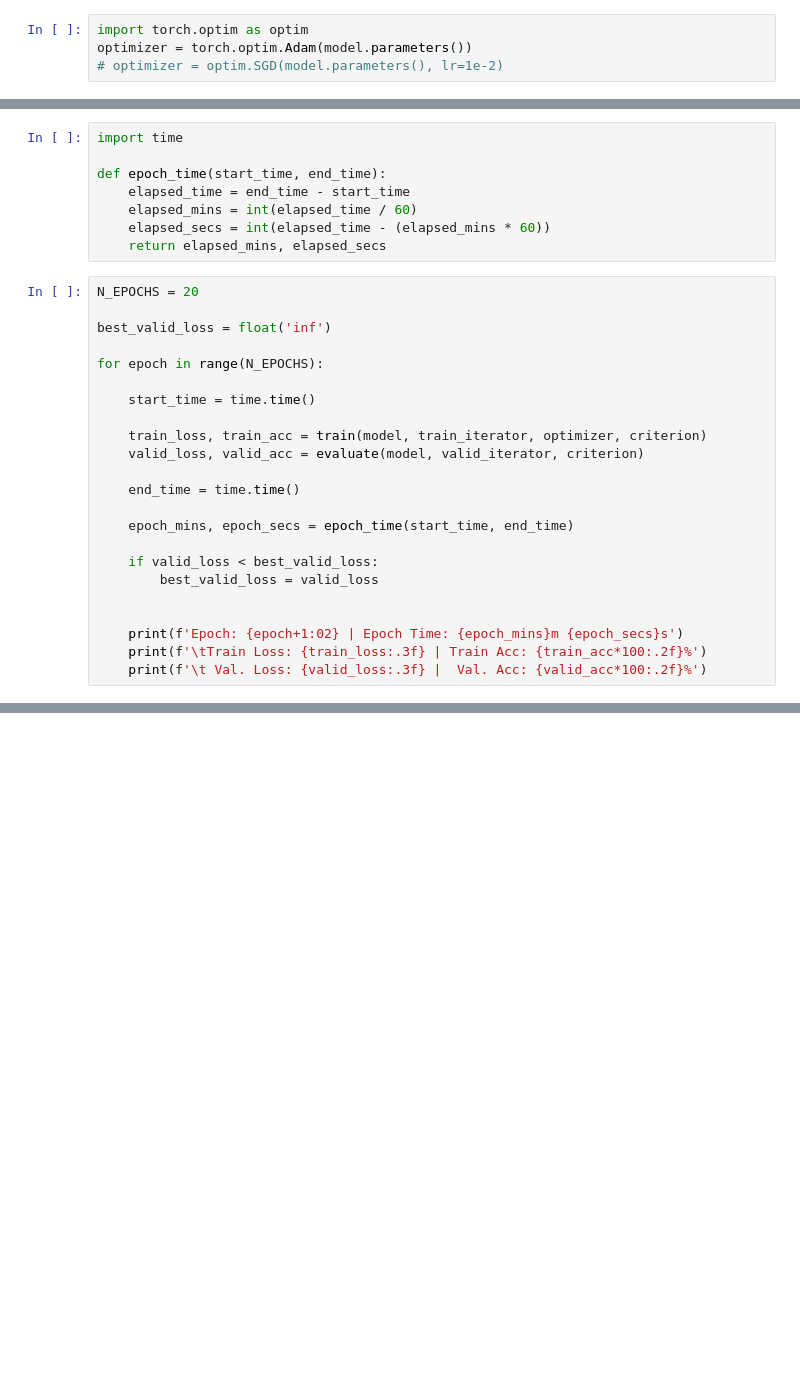
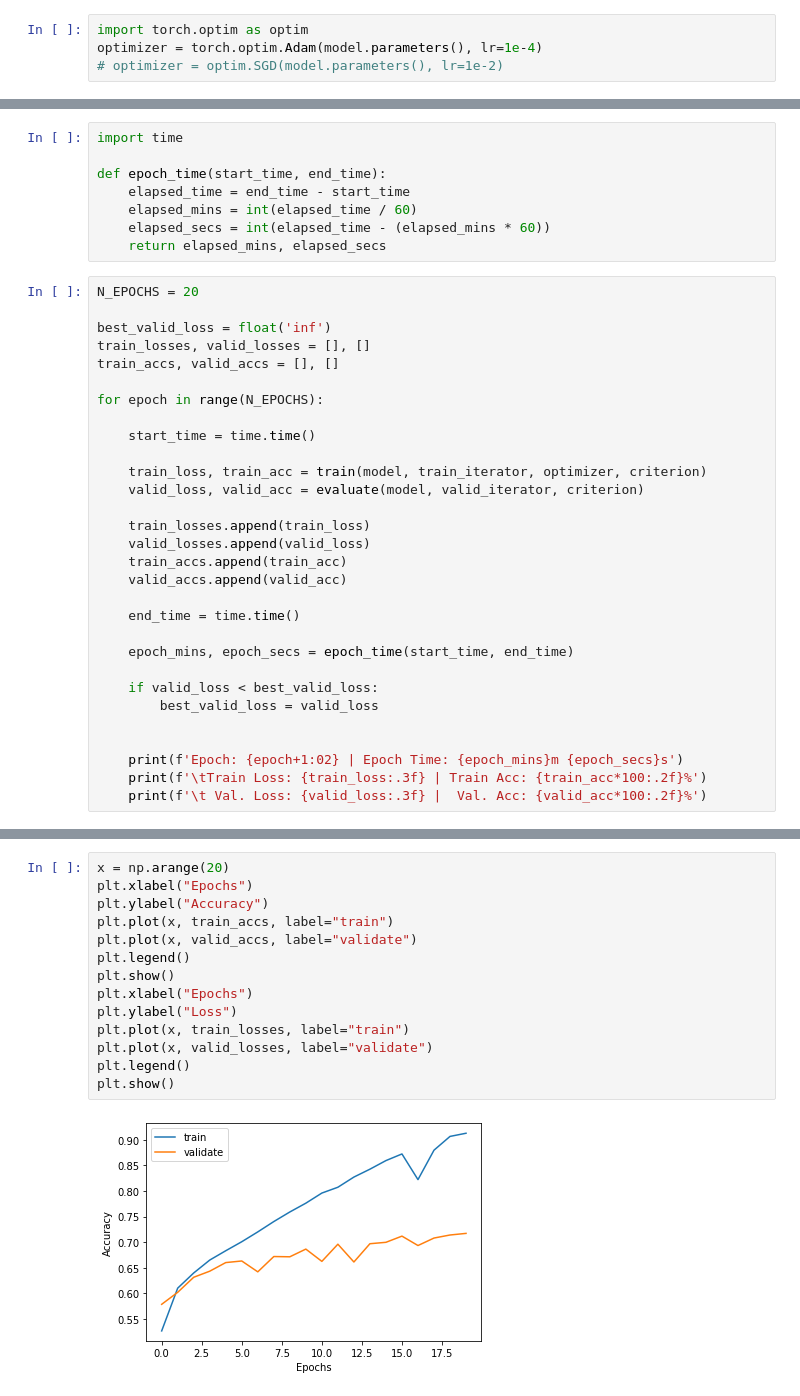
Before and after one commit to Hart-Z/PDS_Project, a Jupyter notebook: LSTM_Model.ipynb, the cells around one changed output, grey strips where cells are left out. Saved outputs shown, nothing was run; the diff lists cells and outputs as text; blank space fills up the shorter version.

```diff
--- a/LSTM_Model.ipynb
+++ b/LSTM_Model.ipynb
@@ -109,6 +142,6 @@ The model has 3,912,709 trainable parameters
 # %%
 import torch.optim as optim
-optimizer = torch.optim.Adam(model.parameters())
+optimizer = torch.optim.Adam(model.parameters(), lr=1e-4)
 # optimizer = optim.SGD(model.parameters(), lr=1e-2)
 # %%
 criterion = torch.nn.CrossEntropyLoss()
@@ -181,6 +218,8 @@ def epoch_time(start_time, end_time):
 N_EPOCHS = 20
 
 best_valid_loss = float('inf')
+train_losses, valid_losses = [], []
+train_accs, valid_accs = [], []
 
 for epoch in range(N_EPOCHS):
 
@@ -188,6 +227,11 @@ for epoch in range(N_EPOCHS):
 
     train_loss, train_acc = train(model, train_iterator, optimizer, criterion)
     valid_loss, valid_acc = evaluate(model, valid_iterator, criterion)
+
+    train_losses.append(train_loss)
+    valid_losses.append(valid_loss)
+    train_accs.append(train_acc)
+    valid_accs.append(valid_acc)
 
     end_time = time.time()
 
@@ -220,0 +265,16 @@ Epoch: 08 | Epoch Time: 1m 14s
+# %%
+x = np.arange(20)
+plt.xlabel("Epochs")
+plt.ylabel("Accuracy")
+plt.plot(x, train_accs, label="train")
+plt.plot(x, valid_accs, label="validate")
+plt.legend()
+plt.show()
+plt.xlabel("Epochs")
+plt.ylabel("Loss")
+plt.plot(x, train_losses, label="train")
+plt.plot(x, valid_losses, label="validate")
+plt.legend()
+plt.show()
+# %% [output]
+[figure, added]
```
Also changed, not shown: parts of 25 cells of this notebook, 6 other files.
